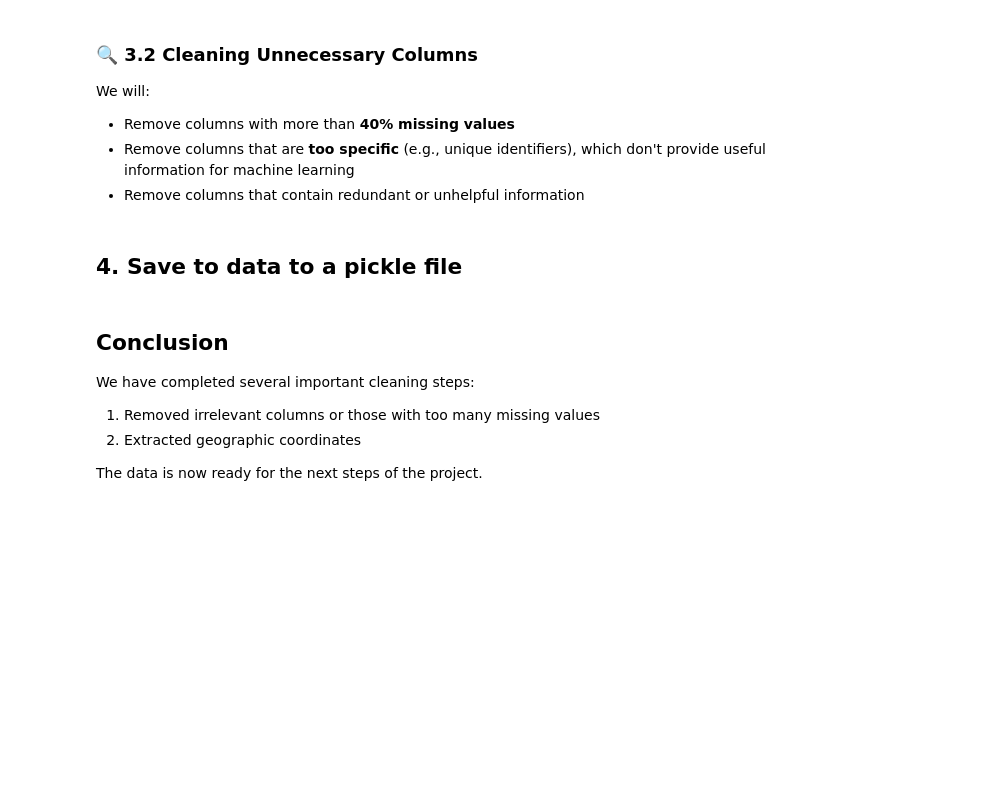
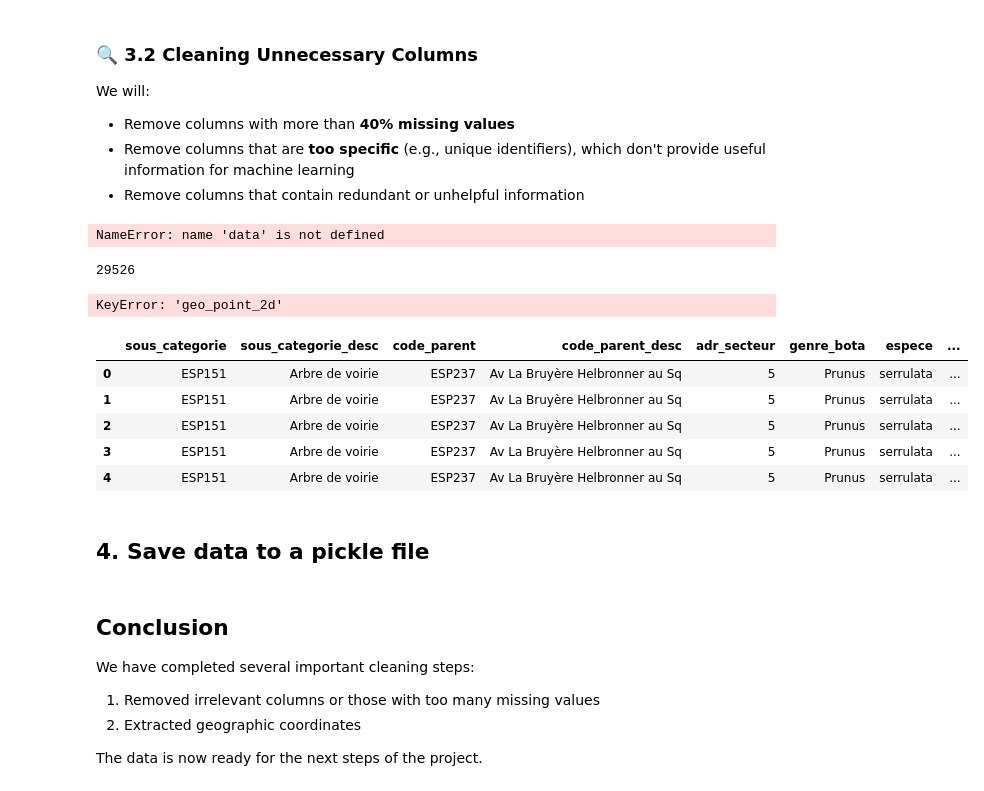
Before and after one commit to srcccninta/ML1, a Jupyter notebook: Notebooks/ML10_Data_cleaning_Eng.ipynb, the cells around one changed output. Drawn from its saved outputs; the diff is of its cells as text; code cells hidden in the pictures; blank space fills up the shorter version.

Commit message:
Did the cleanage and tried to make a pipeline.

```diff
--- a/Notebooks/ML10_Data_cleaning_Eng.ipynb
+++ b/Notebooks/ML10_Data_cleaning_Eng.ipynb
@@ -87,5 +143,6 @@ Before starting the cleaning process, it's crucial to understand our data:
 # %%
 # 1. Remove rows without a planting year **'annedeplantation'**
+df = df[df['anneedeplantation'].notna()]
 # %% [markdown]
 ### 🔍 3.2 Cleaning Unnecessary Columns
 
@@ -94,11 +151,43 @@ We will:
 - Remove columns with more than **40% missing values**
 - Remove columns that are **too specific** (e.g., unique identifiers), which don't provide useful information for machine learning
 - Remove columns that contain redundant or unhelpful information
+# %%
+print(data.columns)
+#print(df.unique())
+print(df.count())
+# %% [output]
+NameError: name 'data' is not defined
 # %%
 # 2 Remove overly specific columns, such as the 'elem_point_id' column
-# df = df.drop(['elem_point_id'])
+data = df.drop(['elem_point_id', 'code', 'nom', 'genre', 'genre_desc', 'categorie', 'categorie_desc', 'bien_reference', 'remarques', 'equipe', 'courrier',
+                'essouchement', 'diametrearbre', 'causeabattage'], axis=1)
+# %%
+print(df.shape[0])
+
+#Indique si la colonne contient plus de 40% de na
+na_40pc = data.isna().sum(axis=0) * 100 / df.shape[0] >= 40
+
+#Sélectionne les index des colonnes concernées
+data_clean = data.drop(na_40pc[na_40pc].index, axis=1)
+# %% [output]
+29526
 # %%
 # 3. Extract geographic coordinates
+geo_coord = data_clean.pop('geo_point_2d')
+geo_coord.map(lambda x: x.split()).head(1)
+data_clean[['Latitude', 'Longitude']] = geo_coord.str.split(',', expand=True)
+data_clean['geo_point_2d']
+# %% [output]
+KeyError: 'geo_point_2d'
+# %%
+data_clean.head()
+# %% [output]
+|  | sous_categorie | sous_categorie_desc | code_parent | code_parent_desc | adr_secteur | genre_bota | espece | ... |
+| 0 | ESP151 | Arbre de voirie | ESP237 | Av La Bruyère Helbronner au Sq | 5 | Prunus | serrulata | ... |
+| 1 | ESP151 | Arbre de voirie | ESP237 | Av La Bruyère Helbronner au Sq | 5 | Prunus | serrulata | ... |
+| 2 | ESP151 | Arbre de voirie | ESP237 | Av La Bruyère Helbronner au Sq | 5 | Prunus | serrulata | ... |
+| 3 | ESP151 | Arbre de voirie | ESP237 | Av La Bruyère Helbronner au Sq | 5 | Prunus | serrulata | ... |
+| 4 | ESP151 | Arbre de voirie | ESP237 | Av La Bruyère Helbronner au Sq | 5 | Prunus | serrulata | ... |
 # %% [markdown]
-## 4. Save to data to a pickle file
+## 4. Save data to a pickle file
 # %%
```
Also changed, not shown: parts of 5 cells of this notebook, 3 other files.
